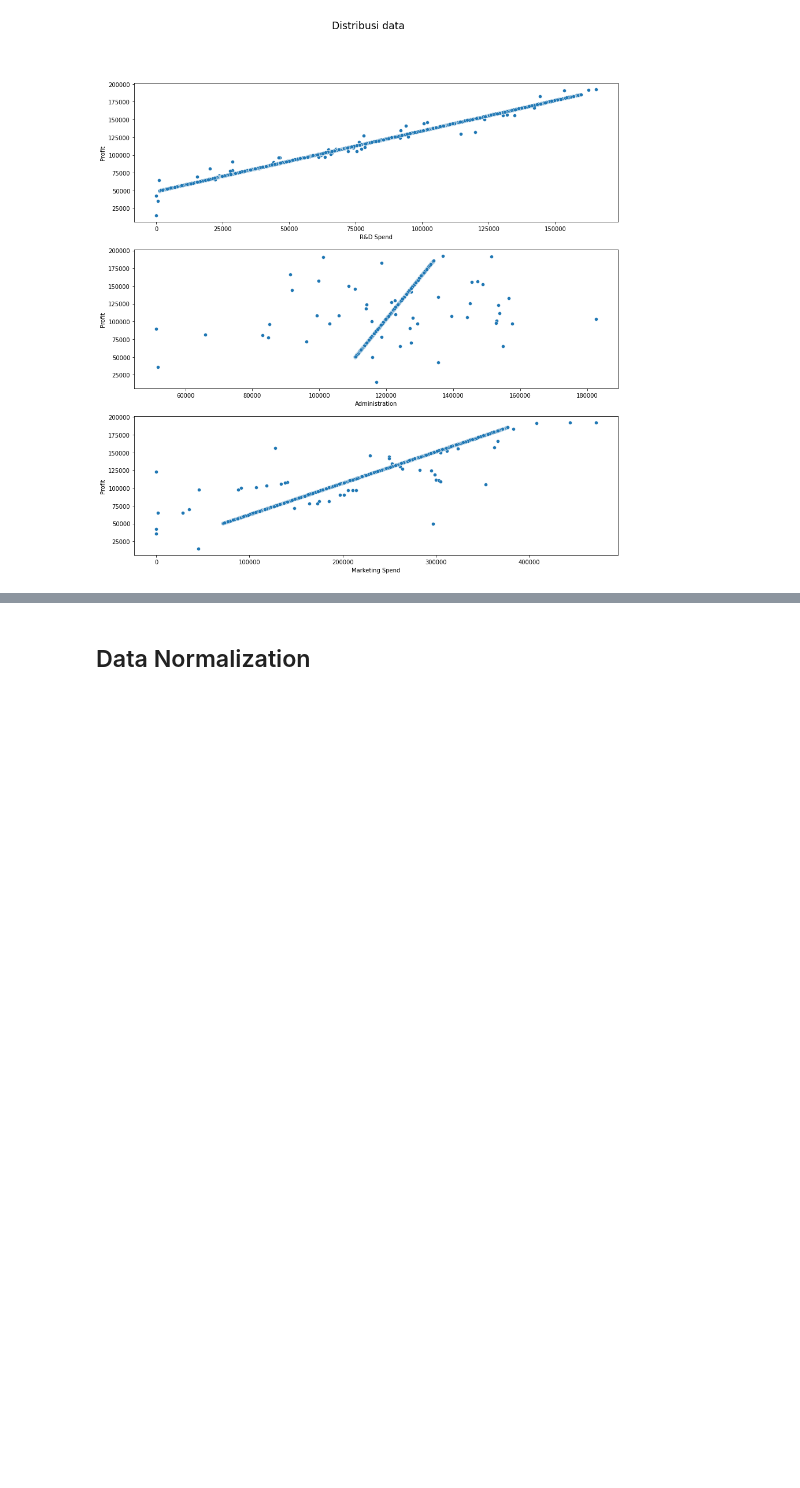
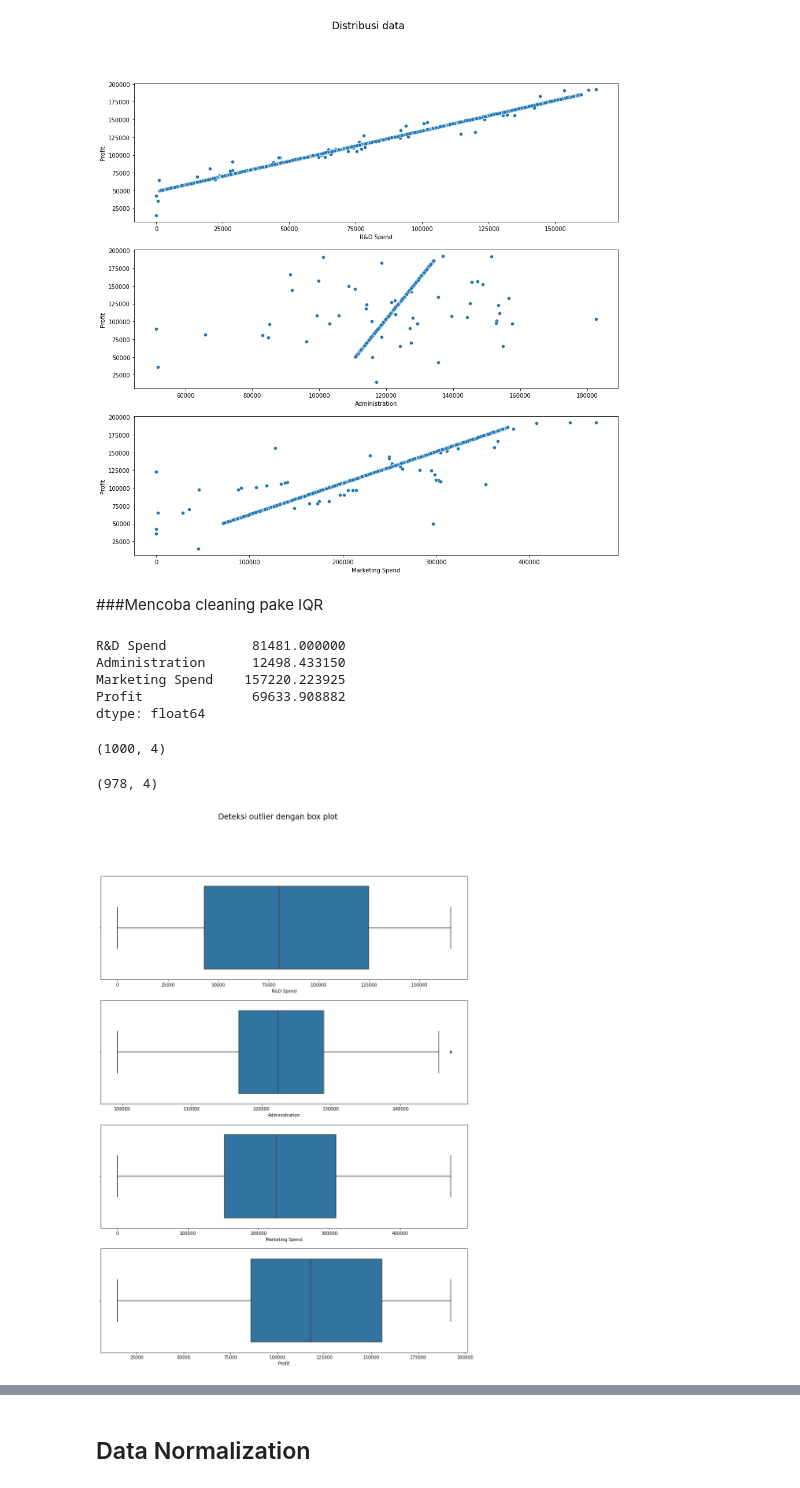
Before and after one commit to ahimsarijalu/InvestIN, a Jupyter notebook: Data_Preprocessing_&_EDA.ipynb, the cells around one changed output, grey strips where cells are left out. Saved outputs shown, nothing was run; the diff lists cells and outputs as text; code cells hidden in the pictures; blank space fills up the shorter version.

```diff
--- a/Data_Preprocessing_&_EDA.ipynb
+++ b/Data_Preprocessing_&_EDA.ipynb
@@ -202,3 +201,18 @@ axes[2].set_xlabel('Marketing Spend')
 plt.show()
 # %% [output]
 [figure]
+# %% [markdown]
+###Mencoba cleaning pake IQR
+# %%
+df_temp = df.copy()
+Q1 = df_temp.quantile(0.25)
+Q3 = df_temp.quantile(0.75)
+
+IQR = Q3 - Q1
+print(IQR)
+# %% [output]
+R&D Spend           81481.000000
+Administration      12498.433150
+Marketing Spend    157220.223925
+Profit              69633.908882
+dtype: float64
@@ -204,0 +226,27 @@ plt.show()
+# %%
+df_temp.shape
+# %% [output]
+(1000, 4)
+# %%
+df_clean.shape
+# %% [output]
+(978, 4)
+# %%
+fig, axes = plt.subplots(4, 1, figsize=(15, 20))
+fig.suptitle('Deteksi outlier dengan box plot', fontsize='xx-large')
+
+sns.boxplot(x=df_clean['R&D Spend'], ax=axes[0])
+axes[0].set_xlabel('R&D Spend')
+
+sns.boxplot(x=df_clean['Administration'], ax=axes[1])
+axes[1].set_xlabel('Administration')
+
+sns.boxplot(x=df_clean['Marketing Spend'], ax=axes[2])
+axes[2].set_xlabel('Marketing Spend')
+
+sns.boxplot(x=df_clean['Profit'], ax=axes[3])
+axes[3].set_xlabel('Profit')
+
+plt.show()
+# %% [output]
+[figure, added]
```
Also changed, not shown: parts of 15 cells of this notebook.
